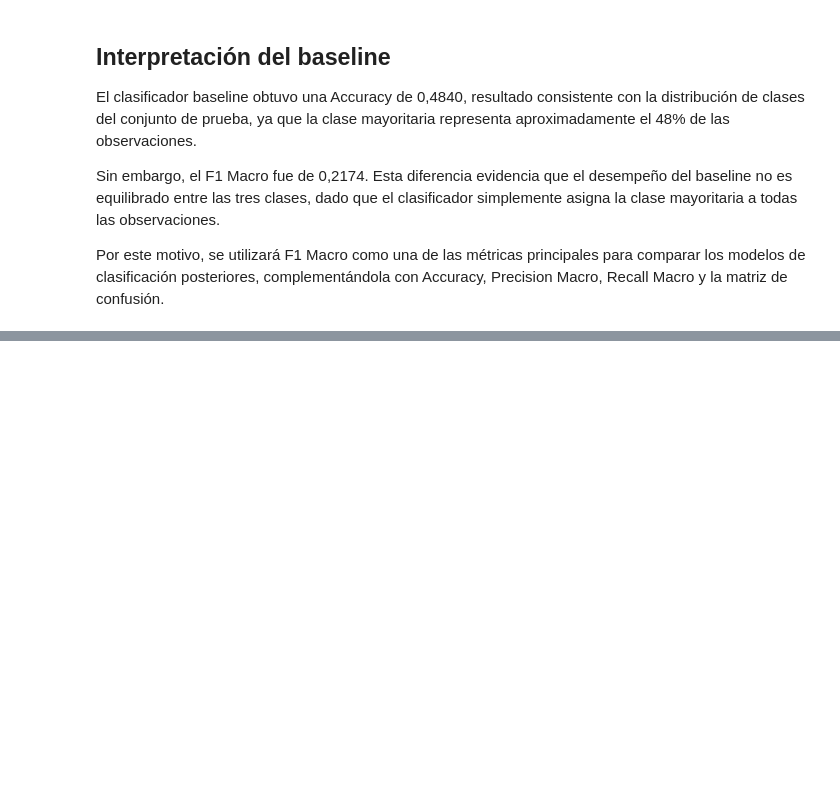
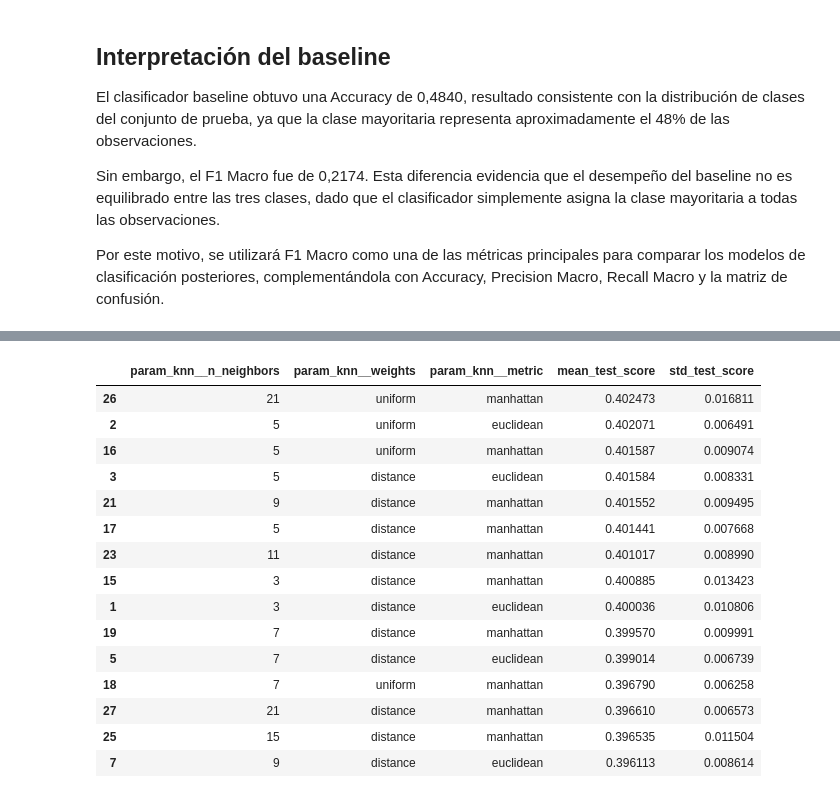
Before and after one commit to dvazquez1981/tp_final_AdM, a Jupyter notebook: TPG_Final.ipynb, the cells around one changed output, grey strips where cells are left out. Saved outputs shown, nothing was run; the diff lists cells and outputs as text; code cells hidden in the pictures; blank space fills up the shorter version.

```diff
--- a/TPG_Final.ipynb
+++ b/TPG_Final.ipynb
@@ -2419,0 +2452,19 @@ Por este motivo, se utilizará F1 Macro como una de las métricas principales pa
+# %%
+# ============================================================
+# KNN INICIAL
+# ============================================================
+
+knn_pipeline.set_params(
+    knn__n_neighbors=5,
+    knn__weights="uniform",
+    knn__metric="euclidean"
+)
+
+knn_pipeline.fit(
+    X_train,
+    y_train
+)
+
+y_pred_knn = knn_pipeline.predict(
+    X_test
+)
@@ -2419,0 +2629,38 @@ Por este motivo, se utilizará F1 Macro como una de las métricas principales pa
+# %%
+# ============================================================
+# RESULTADOS DEL GRID SEARCH
+# ============================================================
+
+resultados_knn = pd.DataFrame(
+    grid_knn.cv_results_
+)
+
+resultados_knn[
+    [
+        "param_knn__n_neighbors",
+        "param_knn__weights",
+        "param_knn__metric",
+        "mean_test_score",
+        "std_test_score"
+    ]
+].sort_values(
+    by="mean_test_score",
+    ascending=False
+).head(15)
+# %% [output]
+|  | param_knn__n_neighbors | param_knn__weights | param_knn__metric | mean_test_score | std_test_score |
+| 26 | 21 | uniform | manhattan | 0.402473 | 0.016811 |
+| 2 | 5 | uniform | euclidean | 0.402071 | 0.006491 |
+| 16 | 5 | uniform | manhattan | 0.401587 | 0.009074 |
+| 3 | 5 | distance | euclidean | 0.401584 | 0.008331 |
+| 21 | 9 | distance | manhattan | 0.401552 | 0.009495 |
+| 17 | 5 | distance | manhattan | 0.401441 | 0.007668 |
+| 23 | 11 | distance | manhattan | 0.401017 | 0.008990 |
+| 15 | 3 | distance | manhattan | 0.400885 | 0.013423 |
+| 1 | 3 | distance | euclidean | 0.400036 | 0.010806 |
+| 19 | 7 | distance | manhattan | 0.399570 | 0.009991 |
+| 5 | 7 | distance | euclidean | 0.399014 | 0.006739 |
+| 18 | 7 | uniform | manhattan | 0.396790 | 0.006258 |
+| 27 | 21 | distance | manhattan | 0.396610 | 0.006573 |
+| 25 | 15 | distance | manhattan | 0.396535 | 0.011504 |
+| 7 | 9 | distance | euclidean | 0.396113 | 0.008614 |
```
Also changed, not shown: parts of 9 cells of this notebook.
